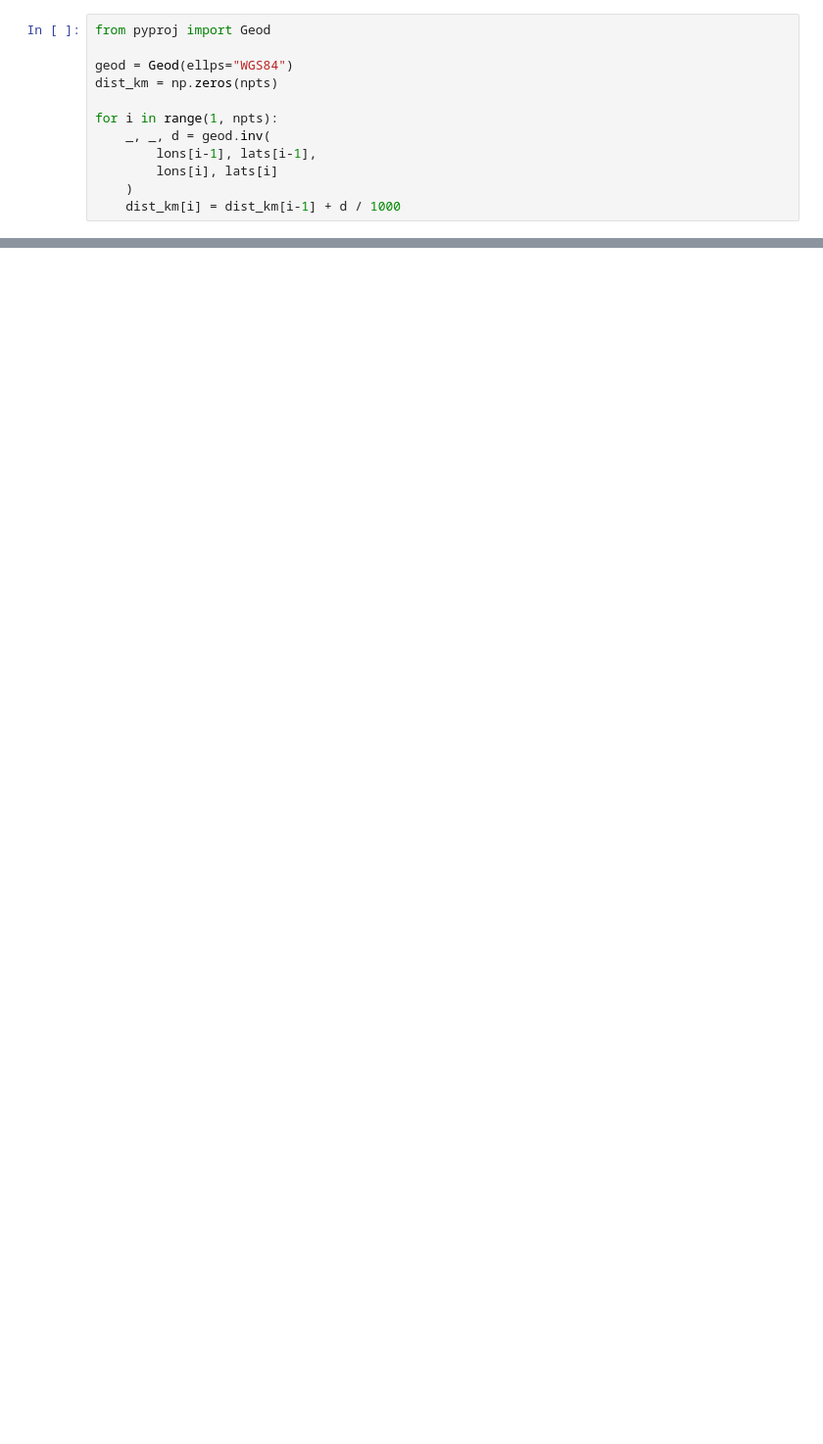
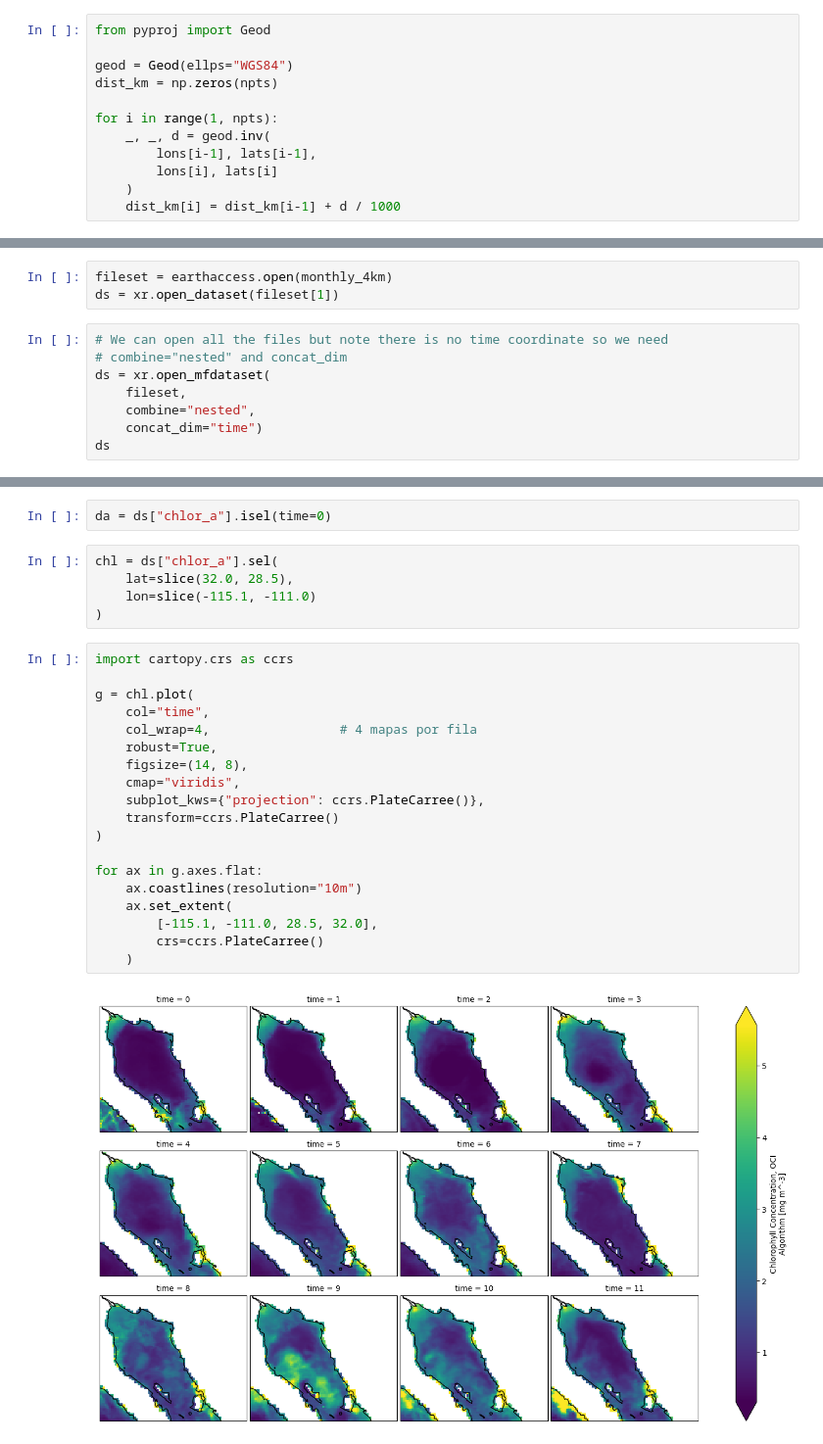
Before and after one commit to fish-pace/2026-proj-waterquality, a Jupyter notebook: contributor_folders/Andrea /pace_chla.ipynb, the cells around one changed output, grey strips where cells are left out. Shown at 98% size. Saved outputs shown, nothing was run; the diff lists cells and outputs as text; blank space fills up the shorter version.

```diff
--- a/contributor_folders/Andrea /pace_chla.ipynb
+++ b/contributor_folders/Andrea /pace_chla.ipynb
@@ -362,0 +382,11 @@ plt.show()
+# %%
+fileset = earthaccess.open(monthly_4km)
+ds = xr.open_dataset(fileset[1])
+# %%
+# We can open all the files but note there is no time coordinate so we need
+# combine="nested" and concat_dim
+ds = xr.open_mfdataset(
+    fileset,
+    combine="nested",
+    concat_dim="time")
+ds
@@ -362,0 +462,28 @@ plt.show()
+# %%
+da = ds["chlor_a"].isel(time=0)
+# %%
+chl = ds["chlor_a"].sel(
+    lat=slice(32.0, 28.5),
+    lon=slice(-115.1, -111.0)
+)
+# %%
+import cartopy.crs as ccrs
+
+g = chl.plot(
+    col="time",
+    col_wrap=4,                 # 4 mapas por fila
+    robust=True,
+    figsize=(14, 8),
+    cmap="viridis",
+    subplot_kws={"projection": ccrs.PlateCarree()},
+    transform=ccrs.PlateCarree()
+)
+
+for ax in g.axes.flat:
+    ax.coastlines(resolution="10m")
+    ax.set_extent(
+        [-115.1, -111.0, 28.5, 32.0],
+        crs=ccrs.PlateCarree()
+    )
+# %% [output]
+[figure, added]
```
Also changed, not shown: parts of 22 cells of this notebook.
